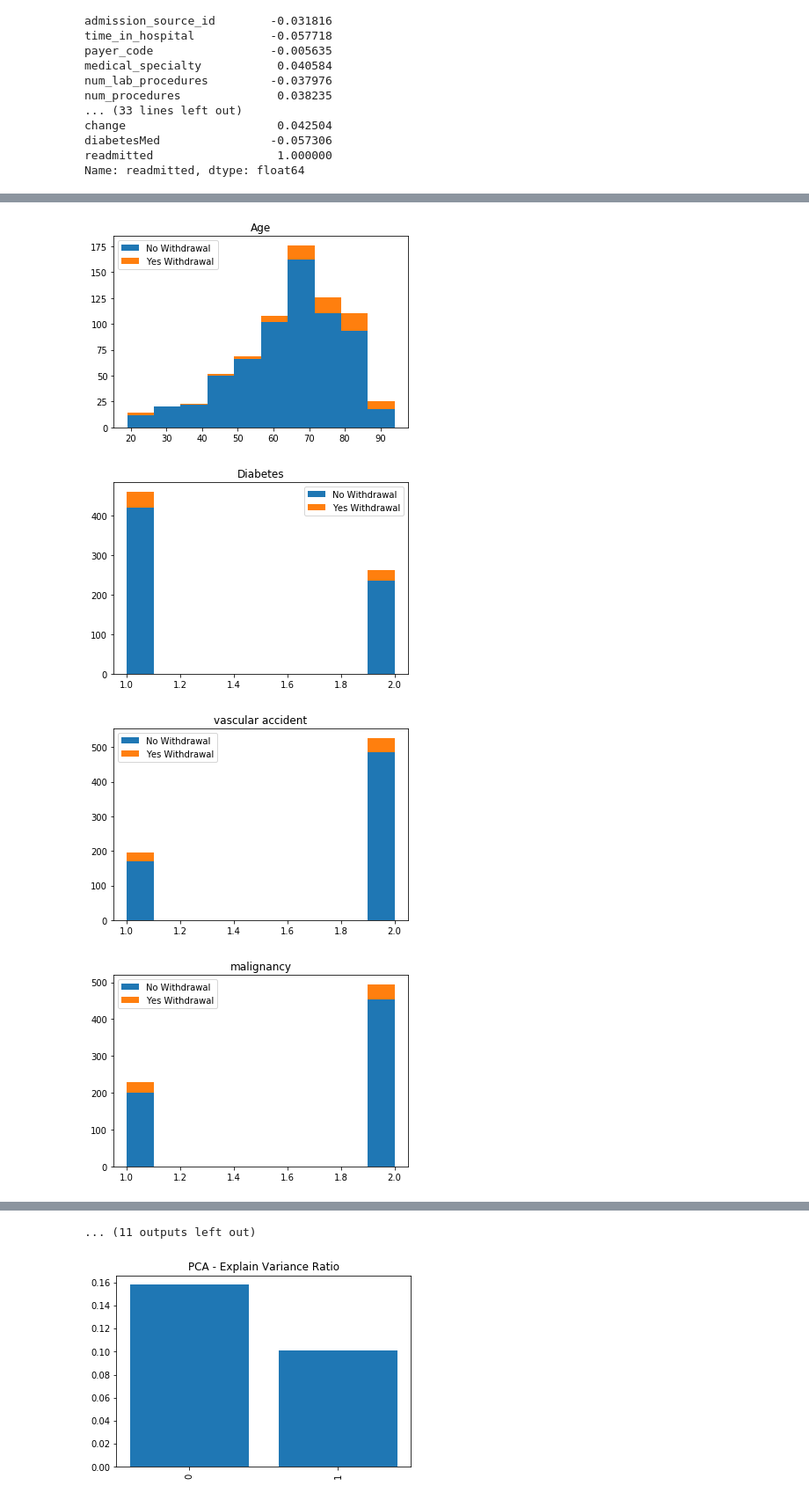
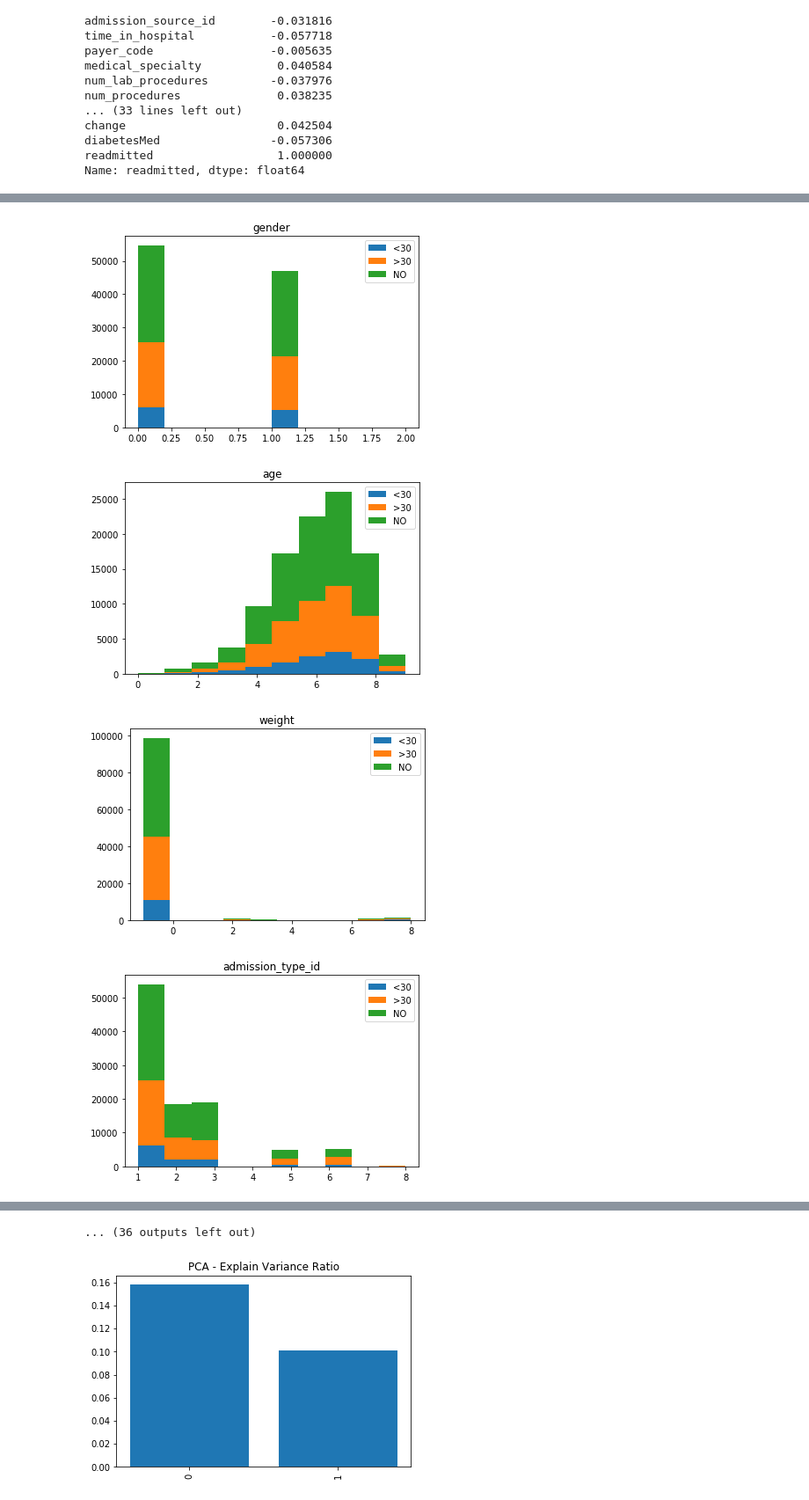
Before and after one commit to sujan-sube/pattern-recognition-project, a Jupyter notebook: pattern-recognition.ipynb, the cells around one changed output, grey strips where cells are left out. Shown at 88% size. Drawn from its saved outputs; the diff is of its cells as text; code cells hidden in the pictures.

```diff
--- a/pattern-recognition.ipynb
+++ b/pattern-recognition.ipynb
@@ -438,9 +454,10 @@ specificity = make_scorer(specificity_score, greater_is_better=True)
 scoring = {'f1': 'f1_macro',
            'recall': 'recall_macro',
            'precision': 'precision_macro',
-           'auc': 'roc_auc',
+#            'auc': 'roc_auc',
            'accuracy': 'accuracy',
-           'specificity': specificity}
+#            'specificity': specificity
+          }
 
 primary_metric = 'recall'
 
@@ -448,7 +465,7 @@ primary_metric = 'recall'
 def makeGridSearchObj(pipeline, params):
     grid_search = GridSearchCV(pipeline,
                                params,
-                               cv=10,
+                               cv=KFold(10),
                                scoring=scoring,
                                refit=primary_metric,
                                return_train_score=False,
@@ -824,14 +874,15 @@ kpca = KernelPCA()
 # display features distributions by target
 ind_0 = np.where(Y == 0)[0]
 ind_1 = np.where(Y == 1)[0]
+ind_2 = np.where(Y == 2)[0]
 
 # plot each feature with target distribution
 for i in range(0, len(feature_names)):
     plt.subplots()
 #     plt.hist(X[:,i])
 #     plt.scatter(X[:,i], Y)
-    plt_data = np.array([X[:,i][ind_0], X[:,i][ind_1]])
-    plt.hist(plt_data, histtype='bar', stacked=True, label=['No Withdrawal', 'Yes Withdrawal'])
+    plt_data = np.array([X[:,i][ind_0], X[:,i][ind_1], X[:,i][ind_2]])
+    plt.hist(plt_data, histtype='bar', stacked=True, label=['<30', '>30', 'NO'])
     plt.legend()
     plt.title("{}".format(feature_names[i]))
     plt.show()
@@ -839,6 +890,6 @@ for i in range(0, len(feature_names)):
 # display target distribution
 plt.subplots()
 plt.hist(Y, color='purple')
-plt.title("Withdrawal")
+plt.title("Readmission")
 plt.show()
 # %% [output]
@@ -846,4 +897,4 @@ plt.show()
-[figure, old version]
+[figure, new version]
-[figure, old version]
+[figure, new version]
-[figure, old version]
+[figure, new version]
-[figure, old version]
+[figure, new version]
@@ -857,4 +908,4 @@ plt.show()
-... (11 outputs left out)
+... (36 outputs left out)
 # %%
 ##############################
 # Visualize Transformed Features
```
Also changed, not shown: parts of 11 cells of this notebook, 1 other file.
